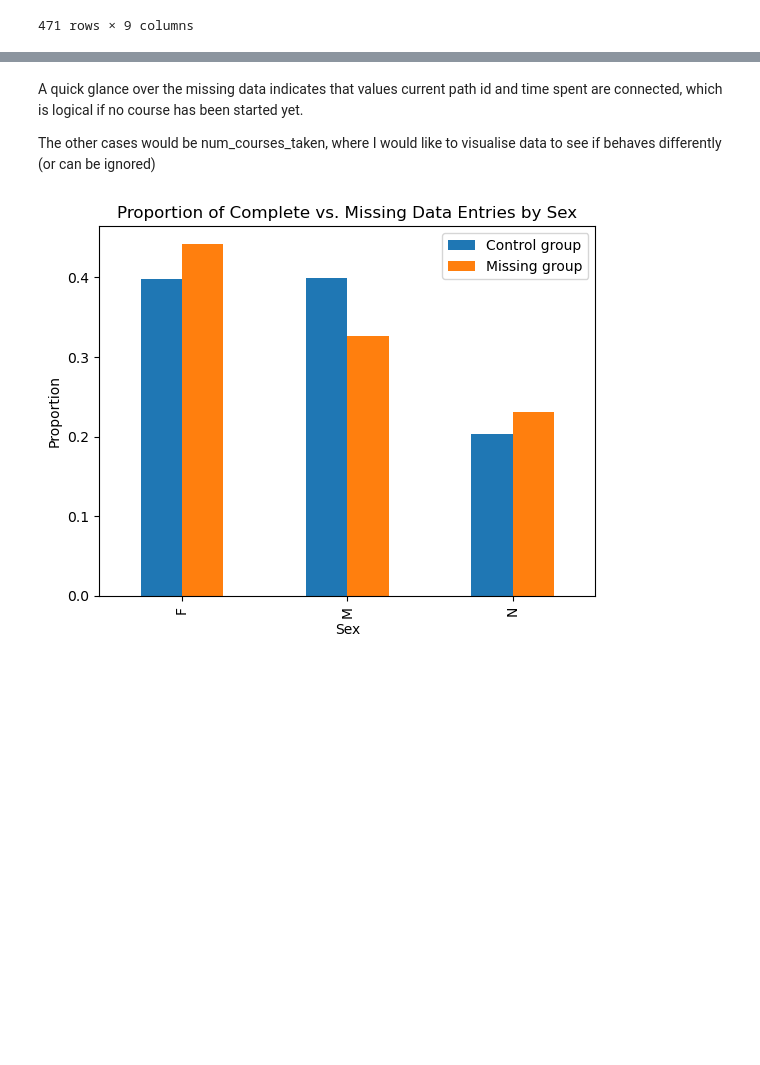
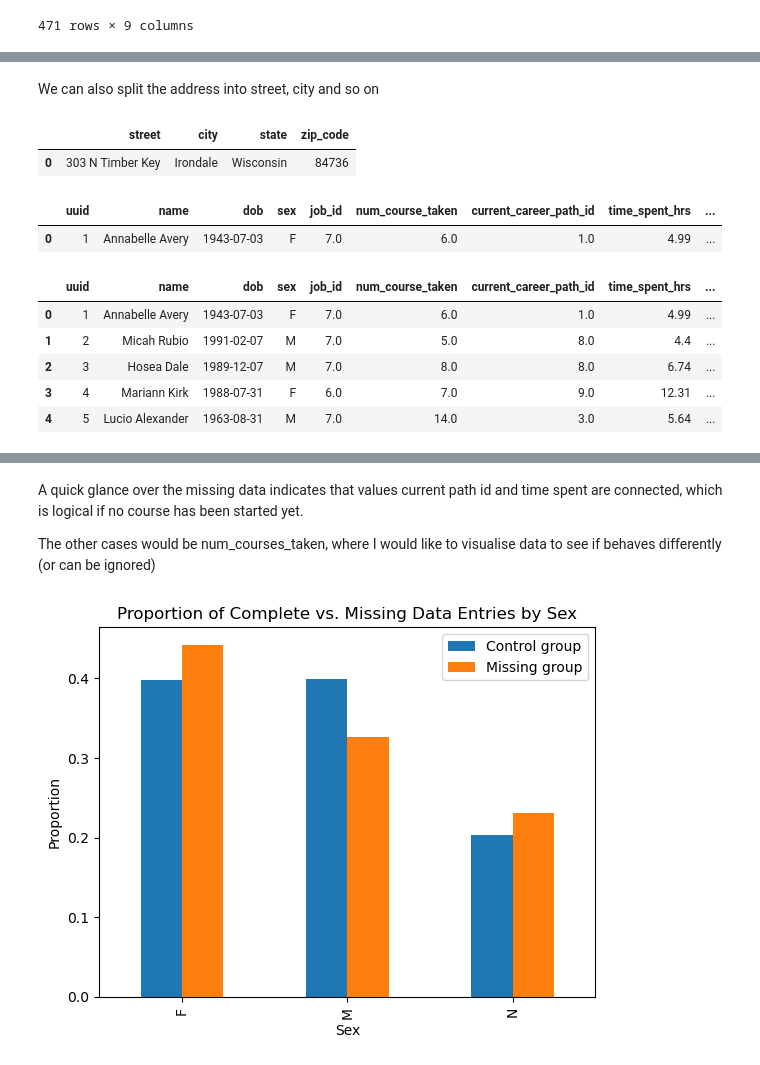
Before and after one commit to marbel89/Data-Ingestion-Pipeline-Deployment, a Jupyter notebook: Database_EDA.ipynb, the cells around one changed output, grey strips where cells are left out. Cells and saved outputs as stored; diff of their text form; code cells hidden in the pictures; blank space fills up the shorter version.

```diff
--- a/Database_EDA.ipynb
+++ b/Database_EDA.ipynb
@@ -184,0 +192,26 @@ df_students[df_students["current_career_path_id"].isnull()]
+# %%
+temp = df_students["contact_info"].copy()
+
+#test = test.to_dict()
+#test = test.apply(lambda x: ast.literal_eval(x))
+#pd.json_normalize(test)
+
+temp = temp.apply(ast.literal_eval)
+
+data = {}
+# Iterate over each dictionary and print its values
+for dictionary in temp:
+    for key, value in dictionary.items():
+        if key in data:
+            data[key].append(value)
+        else:
+            data[key]=[value]
+
+new = pd.DataFrame(data)
+#new
+
+students2 = df_students.copy()
+merge = pd.concat([students2, new], axis=1)
+merge = merge.drop("contact_info", axis=1)
+
+merge.info()
@@ -184,0 +236,26 @@ df_students[df_students["current_career_path_id"].isnull()]
+# %% [markdown]
+We can also split the address into street, city and so on
+# %%
+splitting = merge.mailing_address.str.split(",", expand=True)
+splitting.columns = ["street", "city", "state", "zip_code"]
+splitting.head(1)
+# %% [output]
+|  | street | city | state | zip_code |
+| 0 | 303 N Timber Key | Irondale | Wisconsin | 84736 |
+# %%
+merge = pd.concat([merge.drop("mailing_address", axis=1), splitting], axis=1)
+merge.head(1)
+# %% [output]
+|  | uuid | name | dob | sex | job_id | num_course_taken | current_career_path_id | time_spent_hrs | ... |
+| 0 | 1 | Annabelle Avery | 1943-07-03 | F | 7.0 | 6.0 | 1.0 | 4.99 | ... |
+# %%
+df_students_backup = df_students
+df_students = merge
+merge.head()
+# %% [output]
+|  | uuid | name | dob | sex | job_id | num_course_taken | current_career_path_id | time_spent_hrs | ... |
+| 0 | 1 | Annabelle Avery | 1943-07-03 | F | 7.0 | 6.0 | 1.0 | 4.99 | ... |
+| 1 | 2 | Micah Rubio | 1991-02-07 | M | 7.0 | 5.0 | 8.0 | 4.4 | ... |
+| 2 | 3 | Hosea Dale | 1989-12-07 | M | 7.0 | 8.0 | 8.0 | 6.74 | ... |
+| 3 | 4 | Mariann Kirk | 1988-07-31 | F | 6.0 | 7.0 | 9.0 | 12.31 | ... |
+| 4 | 5 | Lucio Alexander | 1963-08-31 | M | 7.0 | 14.0 | 3.0 | 5.64 | ... |
```
Also changed, not shown: parts of 35 cells of this notebook, 2 other files.
